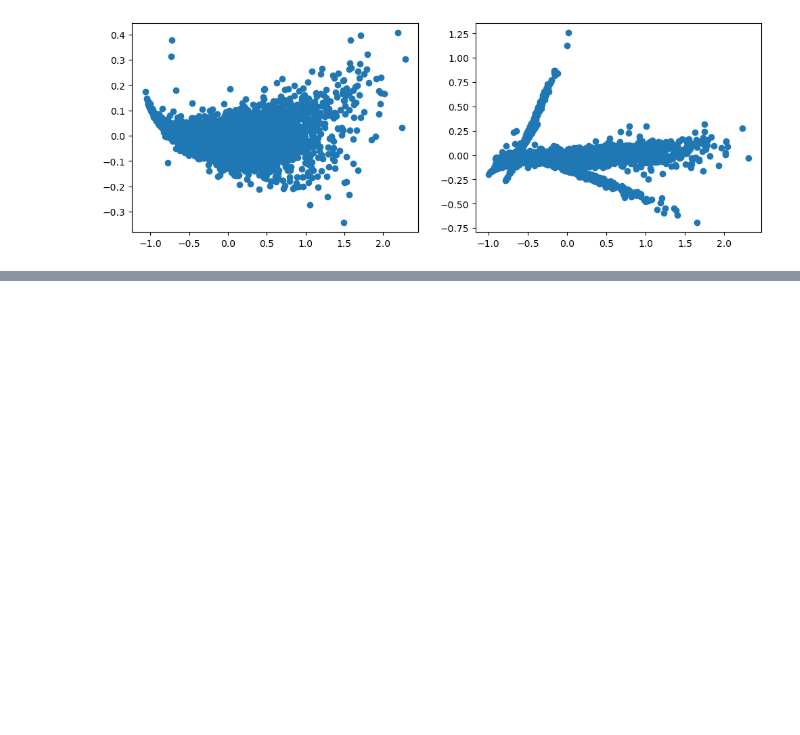
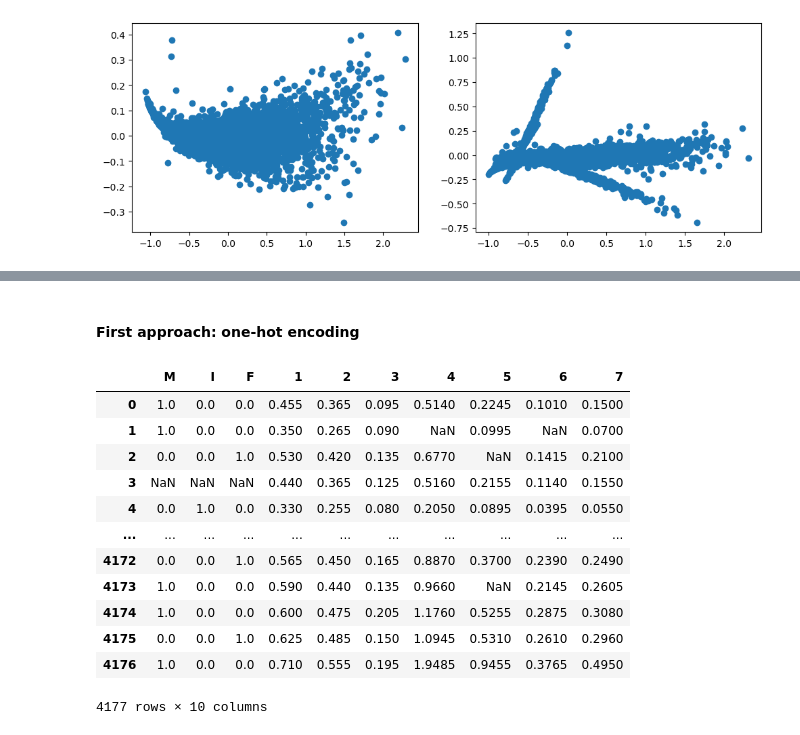
Before and after one commit to TommasoCapacci/DQ_Project_Clustering_2022, a Jupyter notebook: code/first_ideas_imputation.ipynb, the cells around one changed output, grey strips where cells are left out. Cells and saved outputs as stored; diff of their text form; code cells hidden in the pictures; blank space fills up the shorter version.

```diff
--- a/code/first_ideas_imputation.ipynb
+++ b/code/first_ideas_imputation.ipynb
@@ -82 +87,47 @@ plt.show()
+# %% [markdown]
+#### First approach: one-hot encoding
+# %%
+import math
+
+from sklearn.experimental import enable_iterative_imputer
+from sklearn.impute import IterativeImputer
+from sklearn.compose import ColumnTransformer
+from sklearn.neighbors import KNeighborsRegressor
+
+test_ind = 4  # must be between 0 and 4
+
+df_test = pd.DataFrame(columns = [name for name in missing_columns])
+df_cat = df_list[test_ind]['0']
+df_num  =  df_list[test_ind].drop('0',axis = 1)
+
+df_cat_oh = []
+for row in df_cat:
+    temp = np.zeros((3, ))
+    if row == 'M':
+        temp[0] = 1
+    elif row == 'I':
+        temp[1] = 1
+    elif row == 'F':
+        temp[2] = 1
+    elif math.isnan(row):
+        temp = np.full((3, ), np.nan)
+    df_cat_oh.append(temp)
+
+df_cat = pd.DataFrame(df_cat_oh, columns = ['M', 'I', 'F'])
+df_c = df_cat.join(df_num)
+df_c
+# %% [output]
+|  | M | I | F | 1 | 2 | 3 | 4 | 5 | 6 | 7 |
+| 0 | 1.0 | 0.0 | 0.0 | 0.455 | 0.365 | 0.095 | 0.5140 | 0.2245 | 0.1010 | 0.1500 |
+| 1 | 1.0 | 0.0 | 0.0 | 0.350 | 0.265 | 0.090 | NaN | 0.0995 | NaN | 0.0700 |
+| 2 | 0.0 | 0.0 | 1.0 | 0.530 | 0.420 | 0.135 | 0.6770 | NaN | 0.1415 | 0.2100 |
+| 3 | NaN | NaN | NaN | 0.440 | 0.365 | 0.125 | 0.5160 | 0.2155 | 0.1140 | 0.1550 |
+| 4 | 0.0 | 1.0 | 0.0 | 0.330 | 0.255 | 0.080 | 0.2050 | 0.0895 | 0.0395 | 0.0550 |
+| ... | ... | ... | ... | ... | ... | ... | ... | ... | ... | ... |
+| 4172 | 0.0 | 0.0 | 1.0 | 0.565 | 0.450 | 0.165 | 0.8870 | 0.3700 | 0.2390 | 0.2490 |
+| 4173 | 1.0 | 0.0 | 0.0 | 0.590 | 0.440 | 0.135 | 0.9660 | NaN | 0.2145 | 0.2605 |
+| 4174 | 1.0 | 0.0 | 0.0 | 0.600 | 0.475 | 0.205 | 1.1760 | 0.5255 | 0.2875 | 0.3080 |
+| 4175 | 0.0 | 0.0 | 1.0 | 0.625 | 0.485 | 0.150 | 1.0945 | 0.5310 | 0.2610 | 0.2960 |
+| 4176 | 1.0 | 0.0 | 0.0 | 0.710 | 0.555 | 0.195 | 1.9485 | 0.9455 | 0.3765 | 0.4950 |
+4177 rows × 10 columns
 # %%
```
Also changed, not shown: parts of 3 cells of this notebook.
